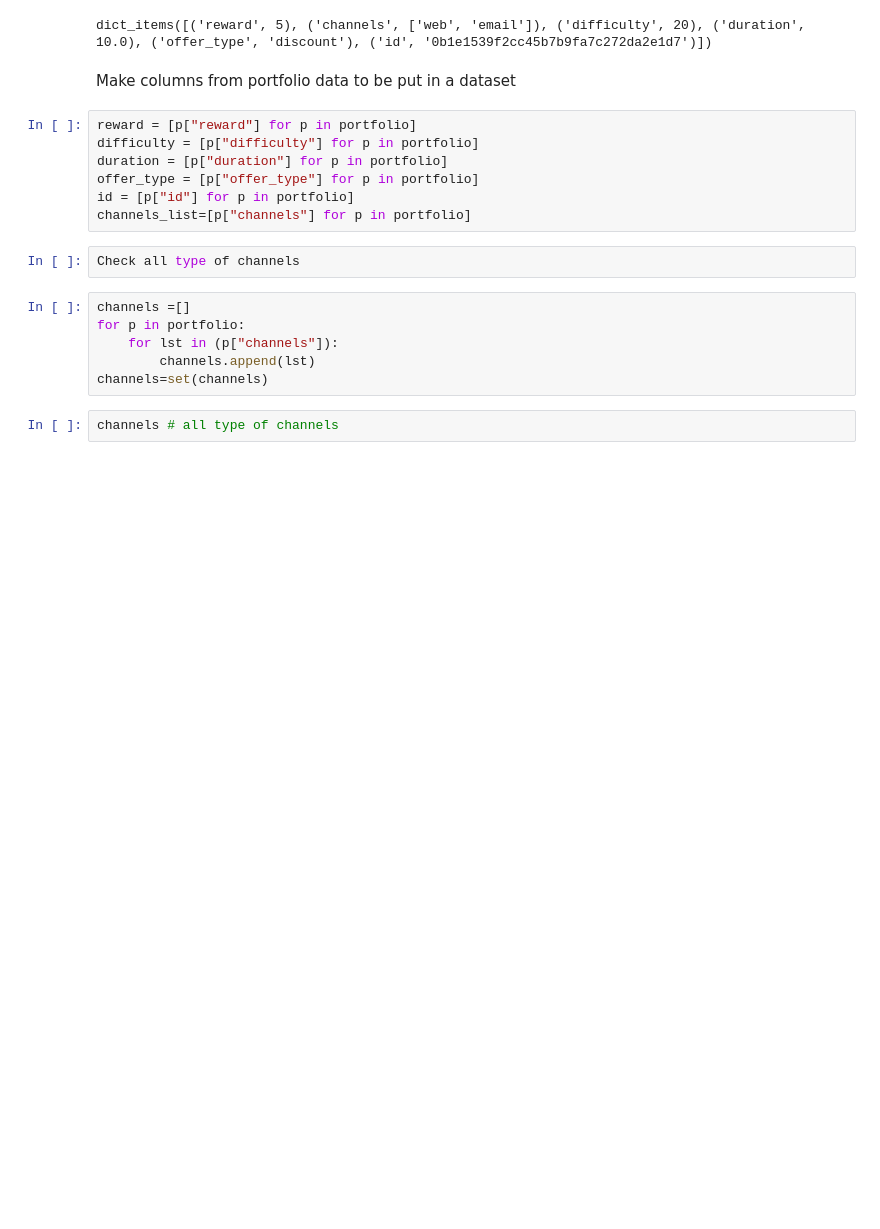
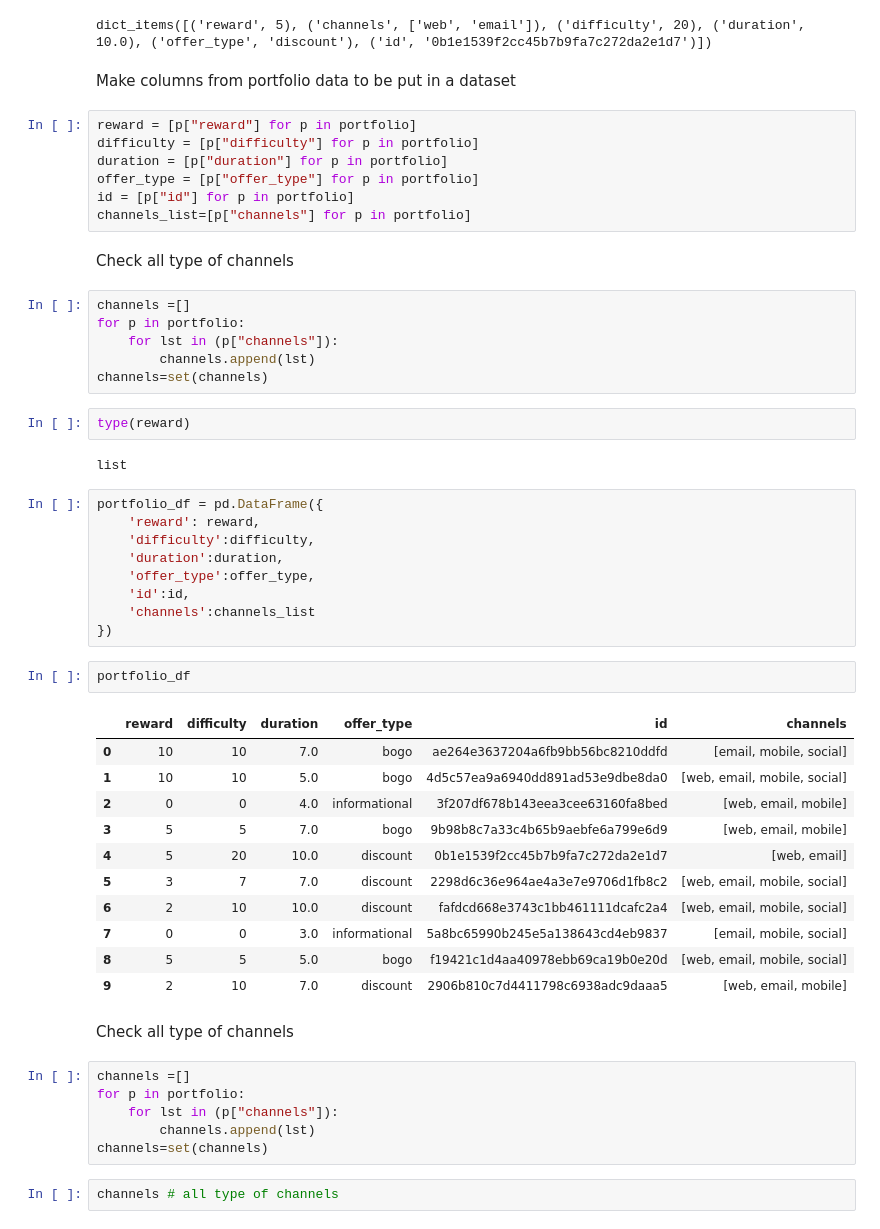
Before and after one commit to MarkMData/DABI_project, a Jupyter notebook: DABI_proj_file_conversion.ipynb, the cells around one changed output. Saved outputs shown, nothing was run; the diff lists cells and outputs as text; blank space fills up the shorter version.

```diff
--- a/DABI_proj_file_conversion.ipynb
+++ b/DABI_proj_file_conversion.ipynb
@@ -46,8 +33,43 @@ duration = [p["duration"] for p in portfolio]
 offer_type = [p["offer_type"] for p in portfolio]
 id = [p["id"] for p in portfolio]
 channels_list=[p["channels"] for p in portfolio]
-# %%
-Check all type of channels
+# %% [markdown]
+Check all type of channels
+# %%
+channels =[]
+for p in portfolio:
+    for lst in (p["channels"]):
+        channels.append(lst)
+channels=set(channels)
+# %%
+type(reward)
+# %% [output]
+list
+# %%
+portfolio_df = pd.DataFrame({
+    'reward': reward,
+    'difficulty':difficulty,
+    'duration':duration,
+    'offer_type':offer_type,
+    'id':id,
+    'channels':channels_list
+})
+# %%
+portfolio_df
+# %% [output]
+|  | reward | difficulty | duration | offer_type | id | channels |
+| 0 | 10 | 10 | 7.0 | bogo | ae264e3637204a6fb9bb56bc8210ddfd | [email, mobile, social] |
+| 1 | 10 | 10 | 5.0 | bogo | 4d5c57ea9a6940dd891ad53e9dbe8da0 | [web, email, mobile, social] |
+| 2 | 0 | 0 | 4.0 | informational | 3f207df678b143eea3cee63160fa8bed | [web, email, mobile] |
+| 3 | 5 | 5 | 7.0 | bogo | 9b98b8c7a33c4b65b9aebfe6a799e6d9 | [web, email, mobile] |
+| 4 | 5 | 20 | 10.0 | discount | 0b1e1539f2cc45b7b9fa7c272da2e1d7 | [web, email] |
+| 5 | 3 | 7 | 7.0 | discount | 2298d6c36e964ae4a3e7e9706d1fb8c2 | [web, email, mobile, social] |
+| 6 | 2 | 10 | 10.0 | discount | fafdcd668e3743c1bb461111dcafc2a4 | [web, email, mobile, social] |
+| 7 | 0 | 0 | 3.0 | informational | 5a8bc65990b245e5a138643cd4eb9837 | [email, mobile, social] |
+| 8 | 5 | 5 | 5.0 | bogo | f19421c1d4aa40978ebb69ca19b0e20d | [web, email, mobile, social] |
+| 9 | 2 | 10 | 7.0 | discount | 2906b810c7d4411798c6938adc9daaa5 | [web, email, mobile] |
+# %% [markdown]
+Check all type of channels
 # %%
 channels =[]
 for p in portfolio:
```
Also changed, not shown: parts of 14 cells of this notebook.
